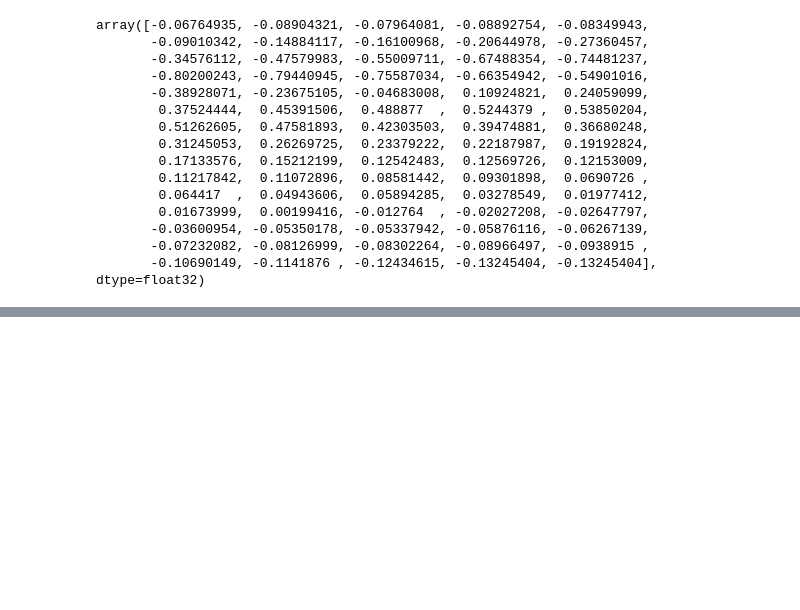
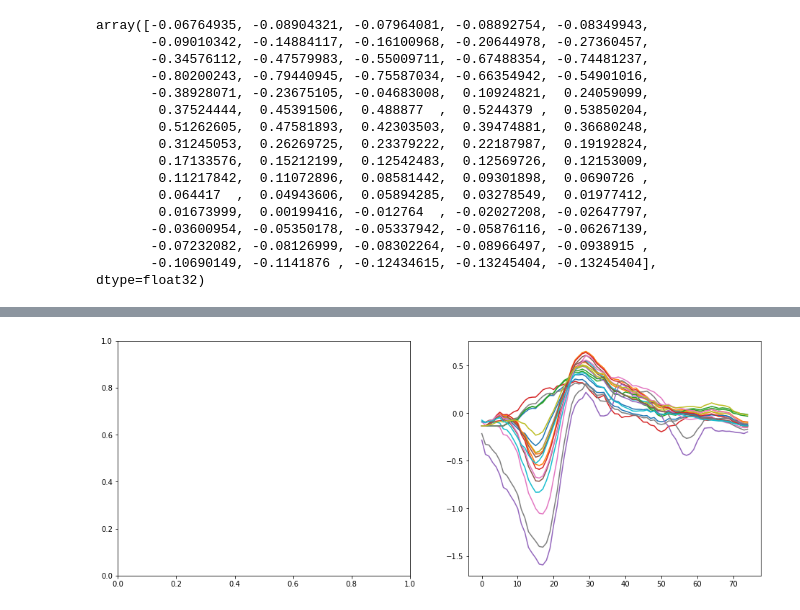
Before and after one commit to mattphillipsphd/autoenc, a Jupyter notebook: AutoEncode-waves.ipynb, the cells around one changed output, grey strips where cells are left out. Drawn from its saved outputs; the diff is of its cells as text; code cells hidden in the pictures; blank space fills up the shorter version.

```diff
--- a/AutoEncode-waves.ipynb
+++ b/AutoEncode-waves.ipynb
@@ -749,0 +759,9 @@ make_compare_figs(2, hc_labels)
+# %%
+rw = out.eval(session=sess, feed_dict={hc : np.random.rand(100,3)})
+# %%
+X = range(g_num_samps)
+fig, axs = plt.subplots(1,2, figsize=(16,6))
+for i in range(20):
+    axs[1].plot(X,rw[i,:])
+# %% [output]
+[figure, added]
```
Also changed, not shown: parts of 5 cells of this notebook.
